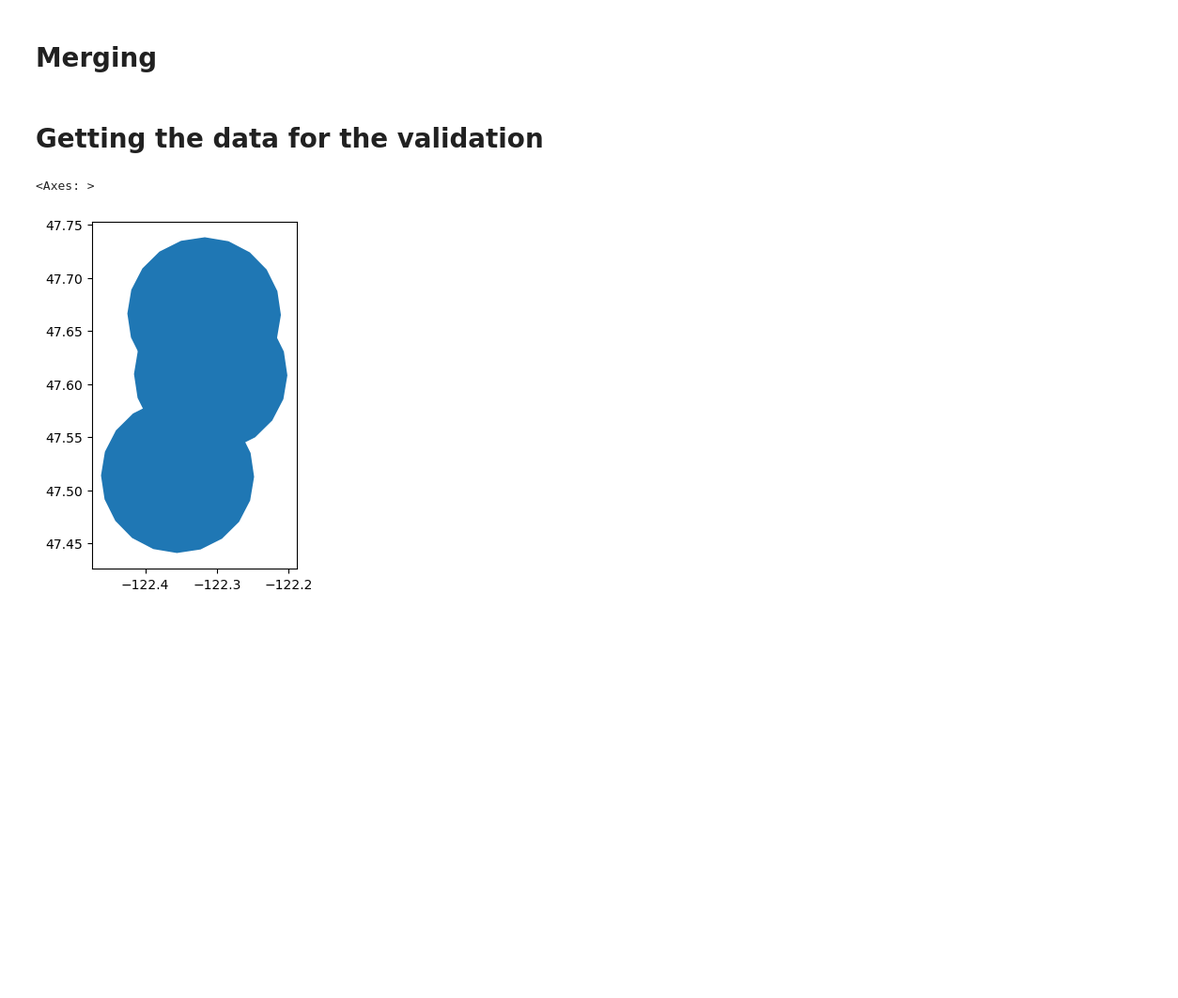
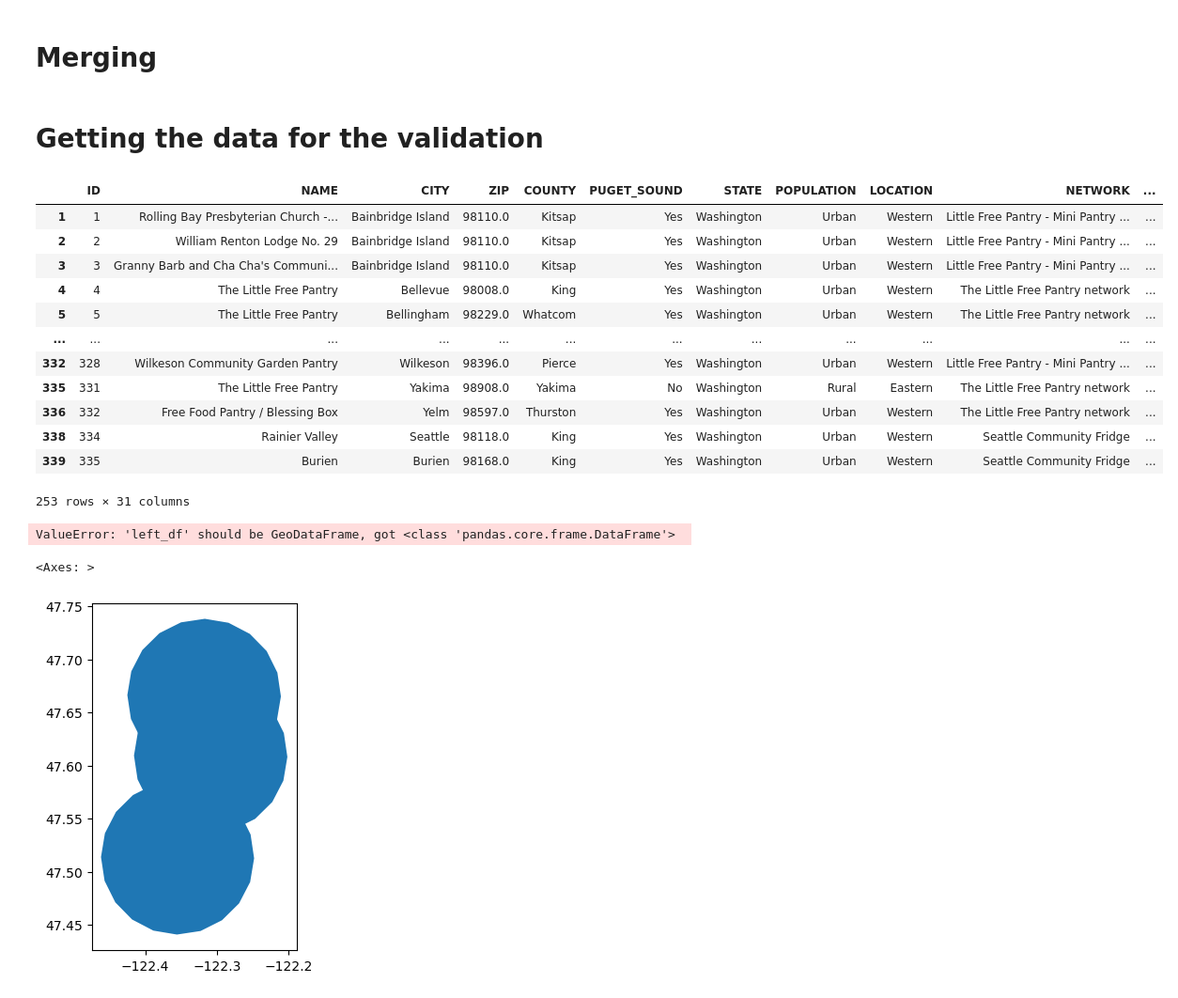
Before and after one commit to oliverrol/NSF_Dashboard, a Jupyter notebook: Merger.ipynb, the cells around one changed output. Shown at 94% size. Saved outputs shown, nothing was run; the diff lists cells and outputs as text; code cells hidden in the pictures; blank space fills up the shorter version.

```diff
--- a/Merger.ipynb
+++ b/Merger.ipynb
@@ -380,7 +380,23 @@ merged_unique.to_csv('data/2025-09-30 Chris data/data/micropantries_oo.csv', ind
 # %% [markdown]
 # Getting the data for the validation
 # %%
-still_to_validate = merged_gdf[merged['exists_short'] == 'DONT KNOW']
+still_to_validate = merged_unique[merged['exists_short'] == 'DONT KNOW']
+# %%
+still_to_validate
+# %% [output]
+|  | ID | NAME | CITY | ZIP | COUNTY | PUGET_SOUND | STATE | POPULATION | LOCATION | NETWORK | ... |
+| 1 | 1 | Rolling Bay Presbyterian Church -... | Bainbridge Island | 98110.0 | Kitsap | Yes | Washington | Urban | Western | Little Free Pantry - Mini Pantry ... | ... |
+| 2 | 2 | William Renton Lodge No. 29 | Bainbridge Island | 98110.0 | Kitsap | Yes | Washington | Urban | Western | Little Free Pantry - Mini Pantry ... | ... |
+| 3 | 3 | Granny Barb and Cha Cha's Communi... | Bainbridge Island | 98110.0 | Kitsap | Yes | Washington | Urban | Western | Little Free Pantry - Mini Pantry ... | ... |
+| 4 | 4 | The Little Free Pantry | Bellevue | 98008.0 | King | Yes | Washington | Urban | Western | The Little Free Pantry network | ... |
+| 5 | 5 | The Little Free Pantry | Bellingham | 98229.0 | Whatcom | Yes | Washington | Urban | Western | The Little Free Pantry network | ... |
+| ... | ... | ... | ... | ... | ... | ... | ... | ... | ... | ... | ... |
+| 332 | 328 | Wilkeson Community Garden Pantry | Wilkeson | 98396.0 | Pierce | Yes | Washington | Urban | Western | Little Free Pantry - Mini Pantry ... | ... |
+| 335 | 331 | The Little Free Pantry | Yakima | 98908.0 | Yakima | No | Washington | Rural | Eastern | The Little Free Pantry network | ... |
+| 336 | 332 | Free Food Pantry / Blessing Box | Yelm | 98597.0 | Thurston | Yes | Washington | Urban | Western | The Little Free Pantry network | ... |
+| 338 | 334 | Rainier Valley | Seattle | 98118.0 | King | Yes | Washington | Urban | Western | Seattle Community Fridge | ... |
+| 339 | 335 | Burien | Burien | 98168.0 | King | Yes | Washington | Urban | Western | Seattle Community Fridge | ... |
+253 rows × 31 columns
 # %%
 buffer = gpd.read_file('data/Buffers.shp').to_crs(merged_gdf.crs)
 points_in_any_circle = gpd.sjoin(
@@ -391,6 +407,8 @@ points_in_any_circle = gpd.sjoin(
 )
 
 still_to_validate = points_in_any_circle.drop_duplicates(subset=still_to_validate.columns)
+# %% [output]
+ValueError: 'left_df' should be GeoDataFrame, got <class 'pandas.core.frame.DataFrame'>
 # %%
 buffer.plot()
 # %% [output]
```
Also changed, not shown: 1 other file.
